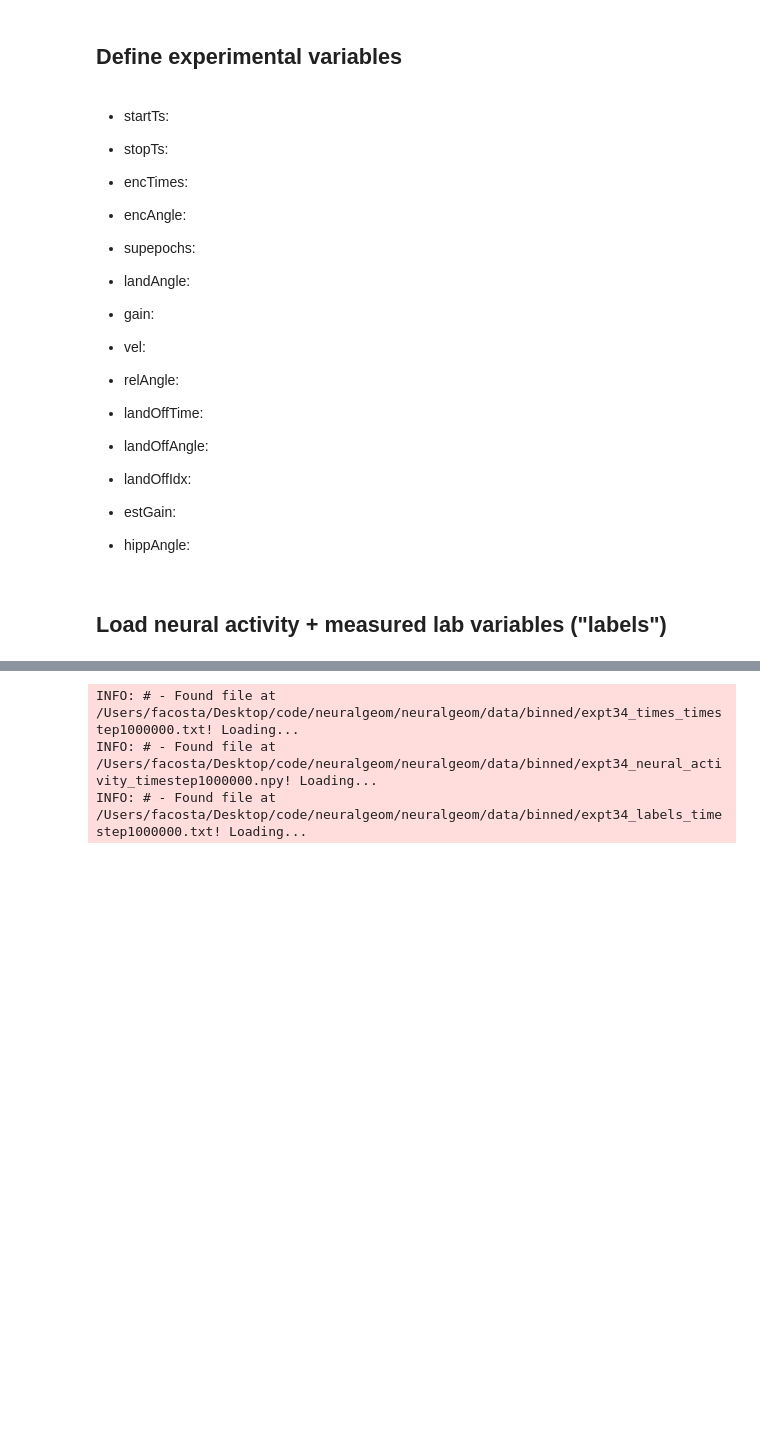
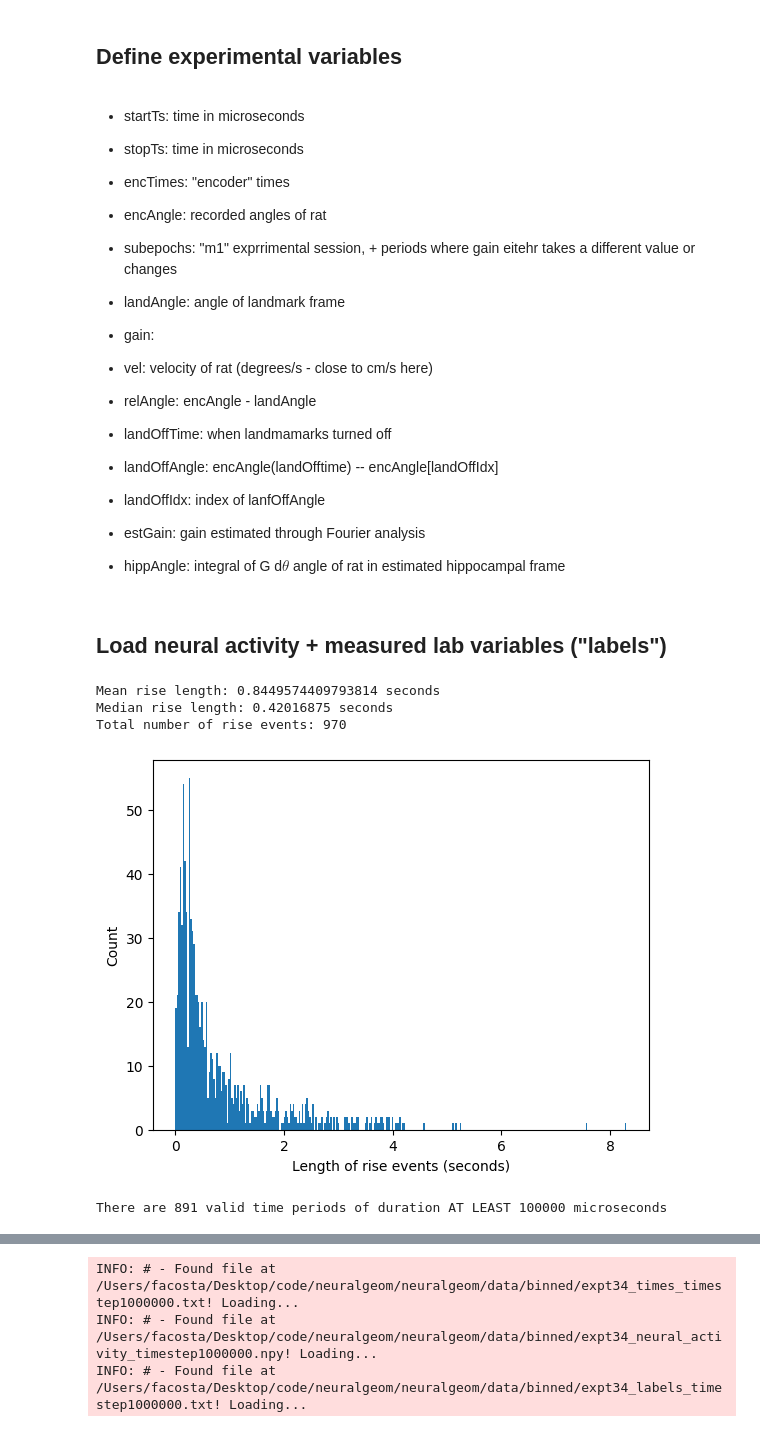
Before and after one commit to geometric-intelligence/neurometry, a Jupyter notebook: neuralgeom/notebooks/13_process_hippocampal_data.ipynb, the cells around one changed output, grey strips where cells are left out. Cells and saved outputs as stored; diff of their text form; code cells hidden in the pictures; blank space fills up the shorter version.

```diff
--- a/neuralgeom/notebooks/13_process_hippocampal_data.ipynb
+++ b/neuralgeom/notebooks/13_process_hippocampal_data.ipynb
@@ -121,32 +63,32 @@ There are 40 cells/units/clusters recorded in this experiment.
 ## Define experimental variables
 # %% [markdown]
 
-- startTs:
+- startTs: time in microseconds
 
-- stopTs:
+- stopTs: time in microseconds
 
-- encTimes:
+- encTimes: "encoder" times
 
-- encAngle:
+- encAngle: recorded angles of rat
 
-- supepochs:
+- subepochs: "m1" exprrimental session, + periods where gain eitehr takes a different value or changes
 
-- landAngle:
+- landAngle: angle of landmark frame
 
 - gain:
 
-- vel:
+- vel: velocity of rat (degrees/s - close to cm/s here)
 
-- relAngle:
+- relAngle: encAngle - landAngle
 
-- landOffTime:
+- landOffTime: when landmamarks turned off
 
-- landOffAngle:
+- landOffAngle: encAngle(landOfftime) -- encAngle[landOffIdx]
 
-- landOffIdx:
+- landOffIdx: index of lanfOffAngle
 
-- estGain:
+- estGain: gain estimated through Fourier analysis
 
-- hippAngle:
+- hippAngle: integral of G d$\theta$ angle of rat in estimated hippocampal frame
 # %% [markdown]
 ## Load neural activity + measured lab variables ("labels")
@@ -152,0 +156,28 @@ There are 40 cells/units/clusters recorded in this experiment.
+# %%
+def get_sampling_times(bump_start_times, bump_end_times, timestep_microseconds):
+    all_times = []
+    for i in range(len(bump_start_times)):
+        if bump_end_times[i] - bump_start_times[i] > timestep_microseconds:
+            times = []
+            t = bump_start_times[i]
+            while t < bump_end_times[i]:
+                times.append(t)
+                t += timestep_microseconds
+            all_times.append(times)
+
+    return all_times
+# %%
+bump_start_times, bump_end_times = velocity_threshold(expt)
+
+timestep_microseconds = int(1e5)
+
+sampling_times = get_sampling_times(bump_start_times, bump_end_times, timestep_microseconds)
+# %% [output]
+Mean rise length: 0.8449574409793814 seconds
+Median rise length: 0.42016875 seconds
+Total number of rise events: 970
+[figure, added]
+# %%
+print(f"There are {len(sampling_times)} valid time periods of duration AT LEAST {timestep_microseconds} microseconds")
+# %% [output]
+There are 891 valid time periods of duration AT LEAST 100000 microseconds
```
Also changed, not shown: parts of 48 cells of this notebook, 5 other files.
